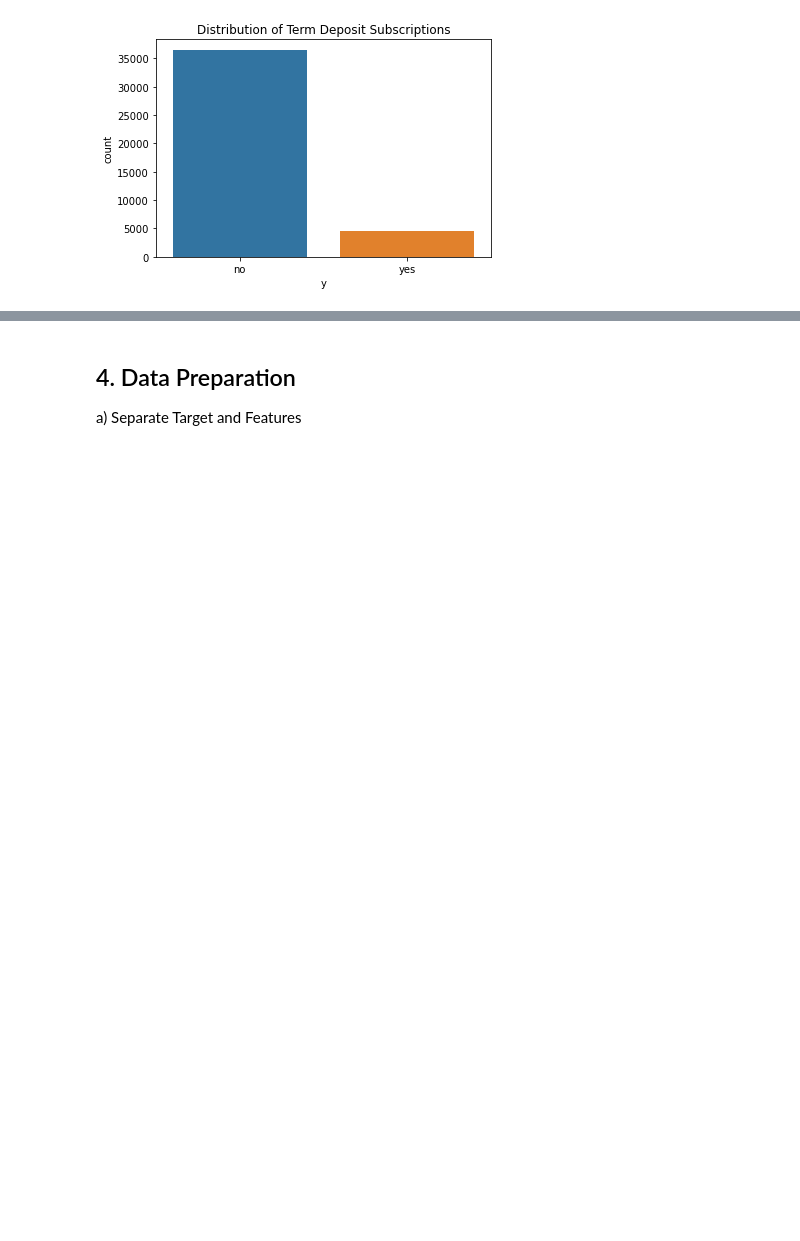
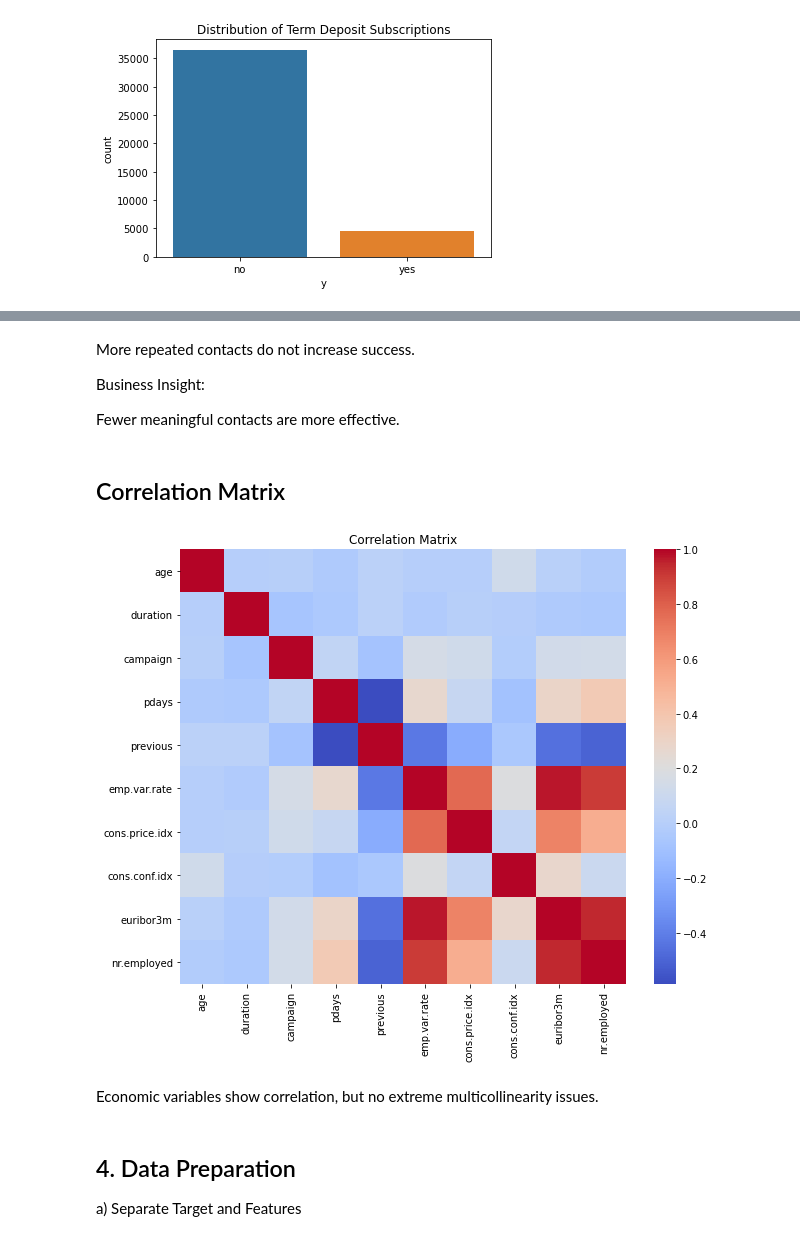
Before and after one commit to ivy35/BankMarketing_phase3, a Jupyter notebook: BankMarketing_Phase3.ipynb, the cells around one changed output, grey strips where cells are left out. Saved outputs shown, nothing was run; the diff lists cells and outputs as text; code cells hidden in the pictures; blank space fills up the shorter version.

```diff
--- a/BankMarketing_Phase3.ipynb
+++ b/BankMarketing_Phase3.ipynb
@@ -168,3 +247,20 @@ plt.show()
+# %% [markdown]
+More repeated contacts do not increase success.
+
+Business Insight:
+
+Fewer meaningful contacts are more effective.
+# %% [markdown]
+## Correlation Matrix
+# %%
+plt.figure(figsize=(10,8))
+sns.heatmap(df.corr(), cmap='coolwarm')
+plt.title("Correlation Matrix")
+plt.show()
+# %% [output]
+[figure, added]
+# %% [markdown]
+Economic variables show correlation, but no extreme multicollinearity issues.
 # %% [markdown]
 ## 4. Data Preparation
 
```
Also changed, not shown: parts of 26 cells of this notebook.
